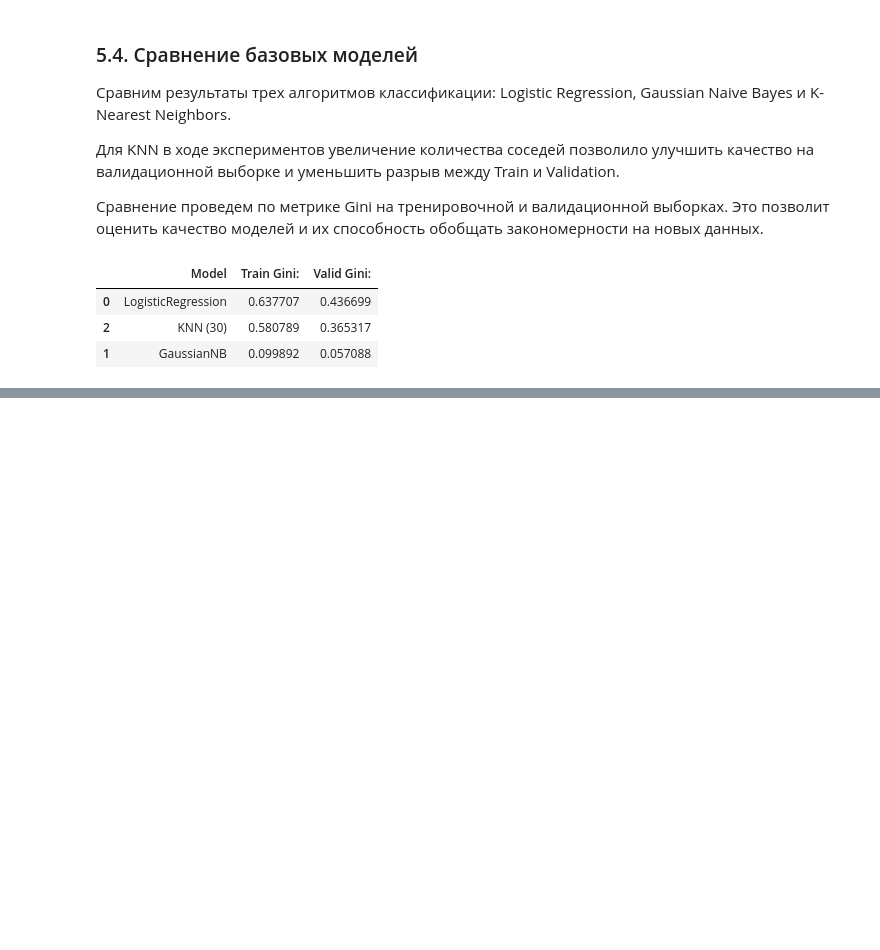
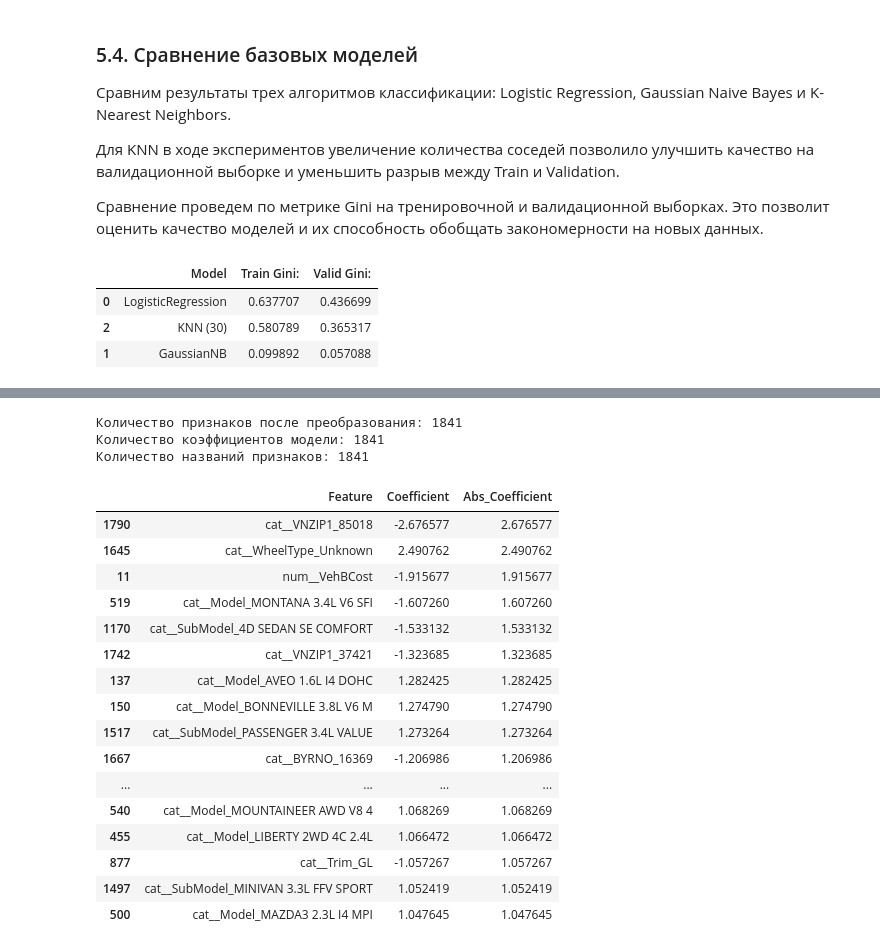
Before and after one commit to alphakentavra/dont-get-kicked-classification, a Jupyter notebook: src/ML4.ipynb, the cells around one changed output, grey strips where cells are left out. Saved outputs shown, nothing was run; the diff lists cells and outputs as text; code cells hidden in the pictures; blank space fills up the shorter version.

```diff
--- a/src/ML4.ipynb
+++ b/src/ML4.ipynb
@@ -905,0 +1489,29 @@ models_compr.sort_values("Valid Gini:", ascending=False)
+# %%
+model_lr_fe = LogisticRegression(max_iter=10000, random_state=1)
+model_lr_fe.fit(X_train_tr2, y_train)
+
+model_nb_fe = GaussianNB()
+model_nb_fe.fit(X_train_tr2.toarray(), y_train)
+
+model_knn_fe = KNeighborsClassifier(n_neighbors=30)
+model_knn_fe.fit(X_train_tr2, y_train)
+
+models_fe = {
+    "Logistic Regression": (model_lr_fe, False),
+    "GaussianNB": (model_nb_fe, True),
+    "KNN (30)": (model_knn_fe, False)
+}
+
+for name, (model, needs_dense) in models_fe.items():
+    X_tr = X_train_tr2.toarray() if needs_dense else X_train_tr2
+    X_val = X_valid_tr2.toarray() if needs_dense else X_valid_tr2
+
+    train_proba = model.predict_proba(X_tr)[:, 1]
+    valid_proba = model.predict_proba(X_val)[:, 1]
+
+    train_gini_fe = gini_score(y_train, train_proba)
+    valid_gini_fe = gini_score(y_valid, valid_proba)
+
+    print(f"{name}")
+    print(f"Train Gini: {train_gini_fe:.6f}")
+    print(f"Valid Gini: {valid_gini_fe:.6f}\n")
@@ -905,0 +1544,42 @@ models_compr.sort_values("Valid Gini:", ascending=False)
+# %%
+print("Количество признаков после преобразования:", X_train_tr2.shape[1])
+print("Количество коэффициентов модели:", model_lr_fe.coef_.shape[1])
+print("Количество названий признаков:", len(preprocessor.get_feature_names_out()))
+# %% [output]
+Количество признаков после преобразования: 1841
+Количество коэффициентов модели: 1841
+Количество названий признаков: 1841
+# %%
+feature_names = preprocessor.get_feature_names_out()
+
+coefficients = pd.DataFrame({
+    "Feature": feature_names,
+    "Coefficient": model_lr_fe.coef_[0]
+})
+
+coefficients["Abs_Coefficient"] = coefficients["Coefficient"].abs()
+
+coefficients = coefficients.sort_values(
+    "Abs_Coefficient",
+    ascending=False
+)
+
+display(coefficients.head(30))
+# %% [output]
+|  | Feature | Coefficient | Abs_Coefficient |
+| 1790 | cat__VNZIP1_85018 | -2.676577 | 2.676577 |
+| 1645 | cat__WheelType_Unknown | 2.490762 | 2.490762 |
+| 11 | num__VehBCost | -1.915677 | 1.915677 |
+| 519 | cat__Model_MONTANA 3.4L V6 SFI | -1.607260 | 1.607260 |
+| 1170 | cat__SubModel_4D SEDAN SE COMFORT | -1.533132 | 1.533132 |
+| 1742 | cat__VNZIP1_37421 | -1.323685 | 1.323685 |
+| 137 | cat__Model_AVEO 1.6L I4 DOHC | 1.282425 | 1.282425 |
+| 150 | cat__Model_BONNEVILLE 3.8L V6 M | 1.274790 | 1.274790 |
+| 1517 | cat__SubModel_PASSENGER 3.4L VALUE | 1.273264 | 1.273264 |
+| 1667 | cat__BYRNO_16369 | -1.206986 | 1.206986 |
+| ... | ... | ... | ... |
+| 540 | cat__Model_MOUNTAINEER AWD V8 4 | 1.068269 | 1.068269 |
+| 455 | cat__Model_LIBERTY 2WD 4C 2.4L | 1.066472 | 1.066472 |
+| 877 | cat__Trim_GL | -1.057267 | 1.057267 |
+| 1497 | cat__SubModel_MINIVAN 3.3L FFV SPORT | 1.052419 | 1.052419 |
+| 500 | cat__Model_MAZDA3 2.3L I4 MPI | 1.047645 | 1.047645 |
```
Also changed, not shown: parts of 77 cells of this notebook, 2 other files.
